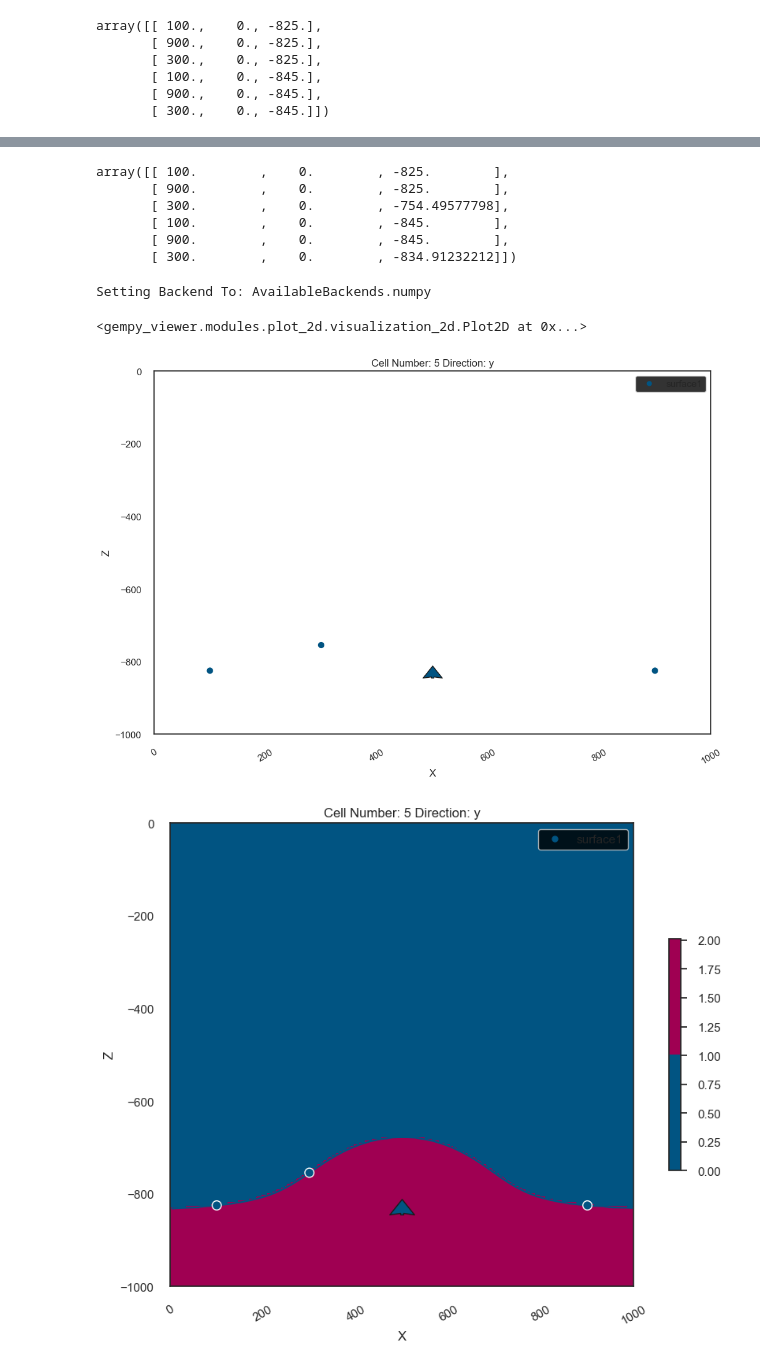
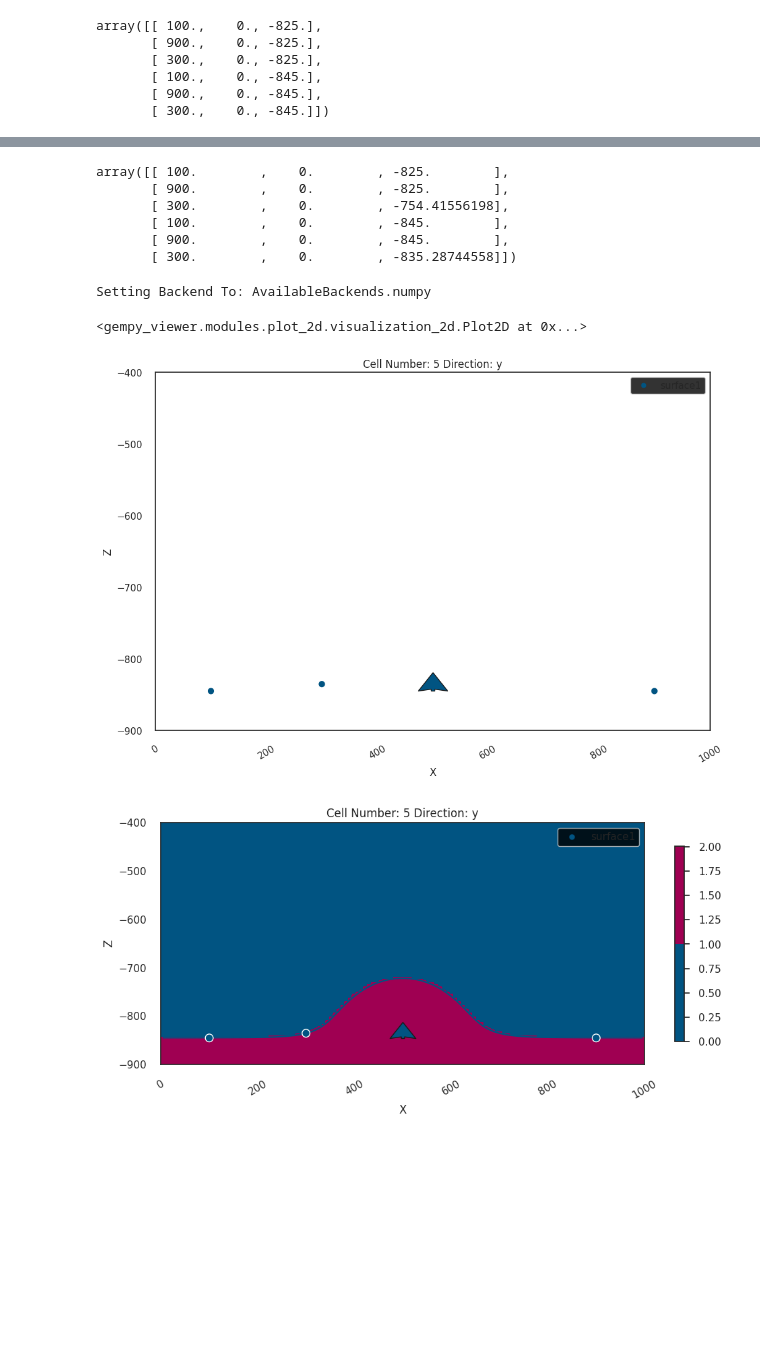
Before and after one commit to Deepprakash222/Gempy3_hyper_spectral, a Jupyter notebook: gempy3_first_model_generative.ipynb, the cells around one changed output, grey strips where cells are left out. Cells and saved outputs as stored; diff of their text form; code cells hidden in the pictures; blank space fills up the shorter version.

```diff
--- a/gempy3_first_model_generative.ipynb
+++ b/gempy3_first_model_generative.ipynb
@@ -504,13 +510,13 @@ def model_test(y_obs_label):
     custom_grid_values = geo_model_test.solutions.octrees_output[0].last_output_center.custom_grid_values
 
     lambda_ = 4
-    #class_label = F.softmax(-lambda_* (torch.tensor([1,2,3], dtype=torch.float64) - custom_grid_values.reshape(-1,1))**2, dim=1)
-    class_label = torch.mean(F.softmax(-lambda_* (torch.tensor([1,2,3], dtype=torch.float64) - custom_grid_values.reshape(-1,1))**2, dim=1), dim=0)
+    class_label = F.softmax(-lambda_* (torch.tensor([1,2,3], dtype=torch.float64) - custom_grid_values.reshape(-1,1))**2, dim=1)
+    #class_label = torch.mean(F.softmax(-lambda_* (torch.tensor([1,2,3], dtype=torch.float64) - custom_grid_values.reshape(-1,1))**2, dim=1), dim=0)
     loc_mean = torch.tensor(loc_mean_init.reshape(-1),dtype=torch.float64)
 
     covariance_matrix_mean = torch.diag(torch.tensor(loc_var_init.reshape(-1),dtype=torch.float64)**2)
     sample = pyro.sample("sample_data", dist.MultivariateNormal(loc=loc_mean,covariance_matrix=covariance_matrix_mean))
-
+    print(sample.shape)
 
     with pyro.plate('N='+str(y_obs_label.shape[0]), y_obs_label.shape[0]):
         assignment = pyro.sample("assignment", dist.Categorical(class_label))
@@ -956,42 +992,42 @@ sp_cord
 # %% [output]
 array([[ 100.        ,    0.        , -825.        ],
        [ 900.        ,    0.        , -825.        ],
-       [ 300.        ,    0.        , -754.49577798],
+       [ 300.        ,    0.        , -754.41556198],
        [ 100.        ,    0.        , -845.        ],
        [ 900.        ,    0.        , -845.        ],
-       [ 300.        ,    0.        , -834.91232212]])
+       [ 300.        ,    0.        , -835.28744558]])
 # %%
 geo_model_post = gp.create_geomodel(
     project_name='Gempy_post_Test',
-    extent=[0, 1000, -10, 10, -1000, 0],
+    extent=[0, 1000, -10, 10, -900, -400],
     resolution=[100,10,100],
-    refinement=8,
+    refinement=7,
     structural_frame= gp.data.StructuralFrame.initialize_default_structure()
     )
 gp.add_surface_points(
     geo_model=geo_model_post,
-    x=sp_cord[0:3,0],
-    y=sp_cord[0:3,1],
-    z=sp_cord[0:3,2],
+    x=sp_cord[3:,0],
+    y=sp_cord[3:,1],
+    z=sp_cord[3:,2],
     elements_names=['surface1', 'surface1','surface1']
 )
 gp.add_orientations(
     geo_model=geo_model_post,
     x=[500],
     y=[0.0],
     z=[brk1],
     elements_names=['surface1'],
     pole_vector=[[0, 0, 1.0]]
 )
 gpv.plot_2d(geo_model_post, cell_number=5, legend='force')
 geo_model_test.update_transform(gp.data.GlobalAnisotropy.NONE)
 gp.compute_model(geo_model_post, engine_config=gp.data.GemPyEngineConfig())
 gpv.plot_2d(geo_model_post, cell_number=[5])
 # %% [output]
 Setting Backend To: AvailableBackends.numpy
 <gempy_viewer.modules.plot_2d.visualization_2d.Plot2D at 0x...>
-[figure, old version]
+[figure, new version]
-[figure, old version]
+[figure, new version]
 # %%
 element2 = gp.data.StructuralElement(
     name='surface2',
```
Also changed, not shown: parts of 33 cells of this notebook, 43 other files.
